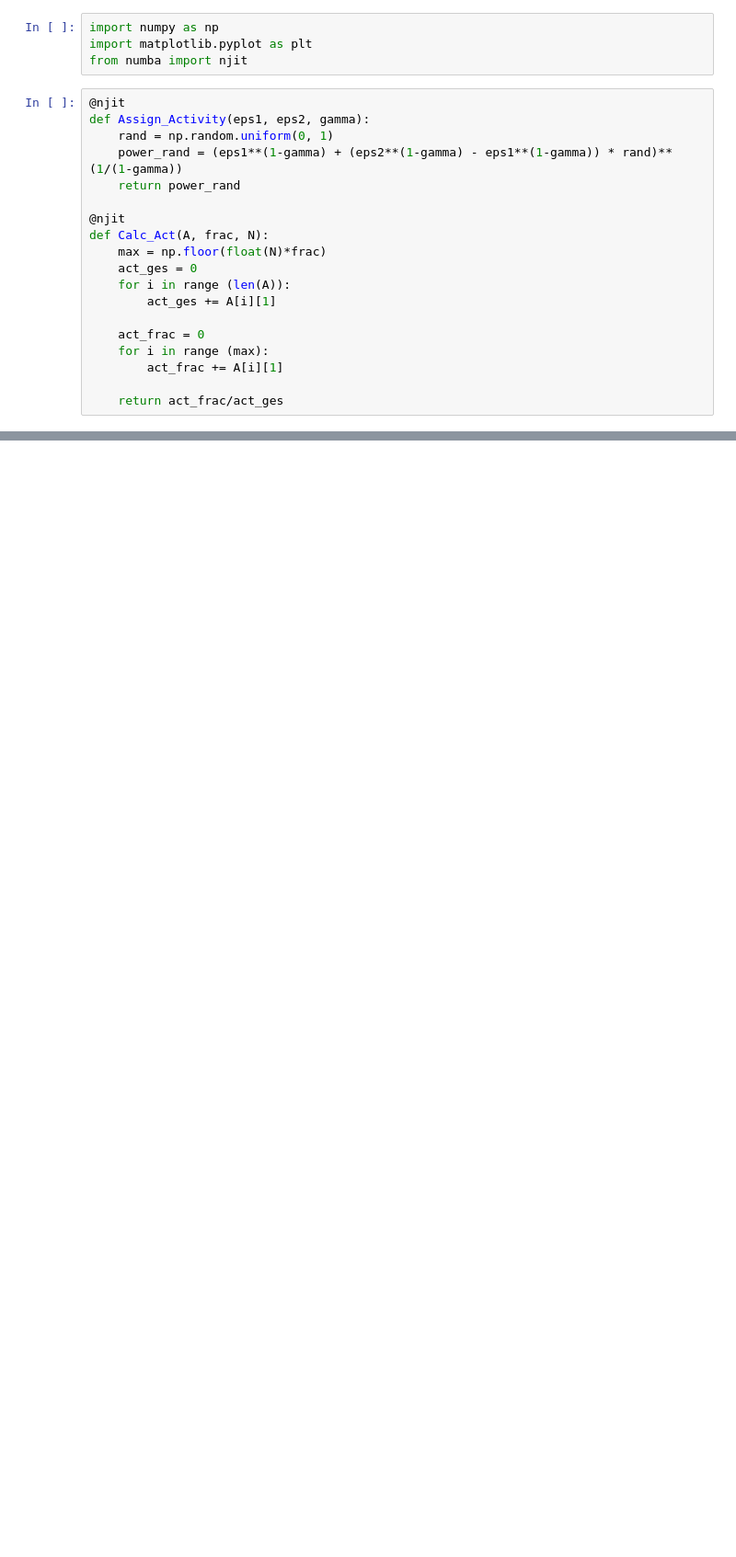
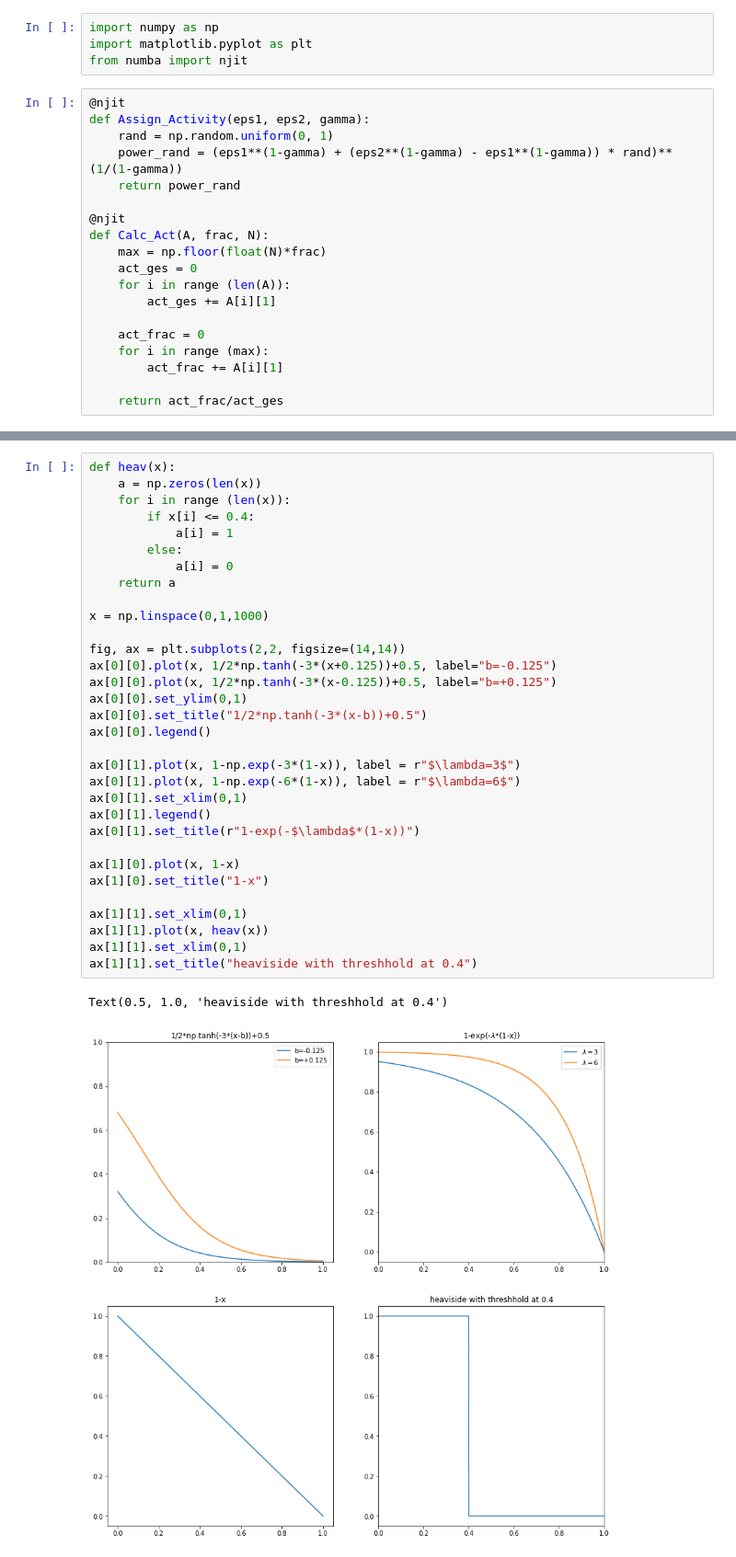
Before and after one commit to RobinDanek/Bachelorproject, a Jupyter notebook: Fraction_Controlled_Plot.ipynb, the cells around one changed output, grey strips where cells are left out. Shown at 92% size. Saved outputs shown, nothing was run; the diff lists cells and outputs as text; blank space fills up the shorter version.

```diff
--- a/Fraction_Controlled_Plot.ipynb
+++ b/Fraction_Controlled_Plot.ipynb
@@ -53,0 +60,35 @@ plt.show()
+# %%
+def heav(x):
+    a = np.zeros(len(x))
+    for i in range (len(x)):
+        if x[i] <= 0.4:
+            a[i] = 1
+        else:
+            a[i] = 0
+    return a
+
+x = np.linspace(0,1,1000)
+
+fig, ax = plt.subplots(2,2, figsize=(14,14))
+ax[0][0].plot(x, 1/2*np.tanh(-3*(x+0.125))+0.5, label="b=-0.125")
+ax[0][0].plot(x, 1/2*np.tanh(-3*(x-0.125))+0.5, label="b=+0.125")
+ax[0][0].set_ylim(0,1)
+ax[0][0].set_title("1/2*np.tanh(-3*(x-b))+0.5")
+ax[0][0].legend()
+
+ax[0][1].plot(x, 1-np.exp(-3*(1-x)), label = r"$\lambda=3$")
+ax[0][1].plot(x, 1-np.exp(-6*(1-x)), label = r"$\lambda=6$")
+ax[0][1].set_xlim(0,1)
+ax[0][1].legend()
+ax[0][1].set_title(r"1-exp(-$\lambda$*(1-x))")
+
+ax[1][0].plot(x, 1-x)
+ax[1][0].set_title("1-x")
+
+ax[1][1].set_xlim(0,1)
+ax[1][1].plot(x, heav(x))
+ax[1][1].set_xlim(0,1)
+ax[1][1].set_title("heaviside with threshhold at 0.4")
+# %% [output]
+Text(0.5, 1.0, 'heaviside with threshhold at 0.4')
+[figure, added]
```
Also changed, not shown: parts of 2 cells of this notebook, 2 other files.
